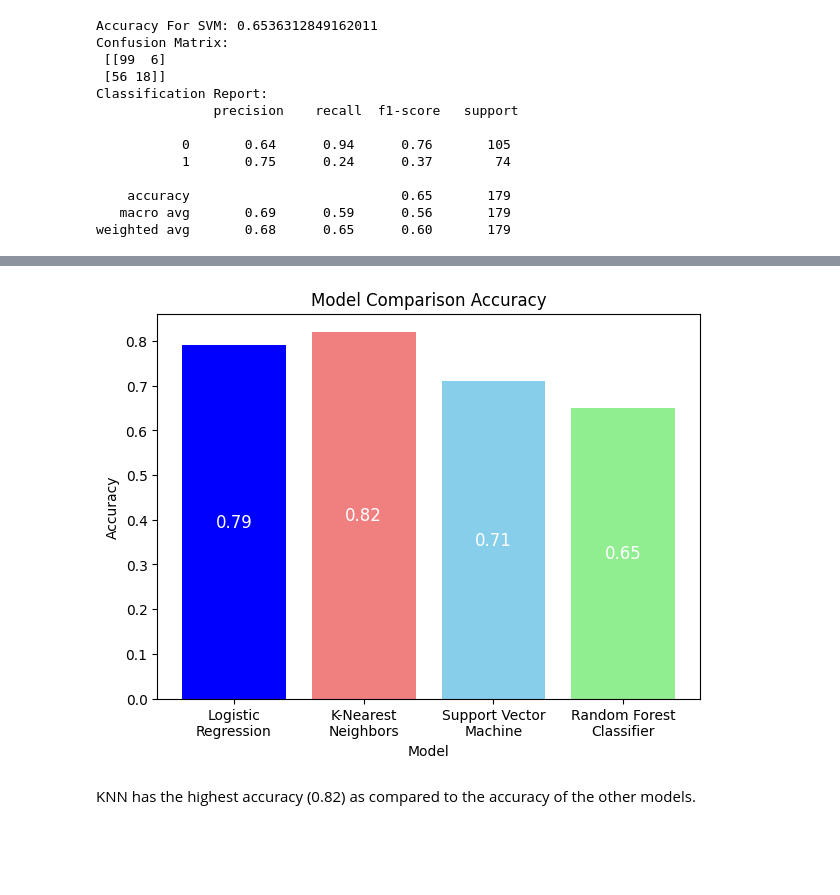
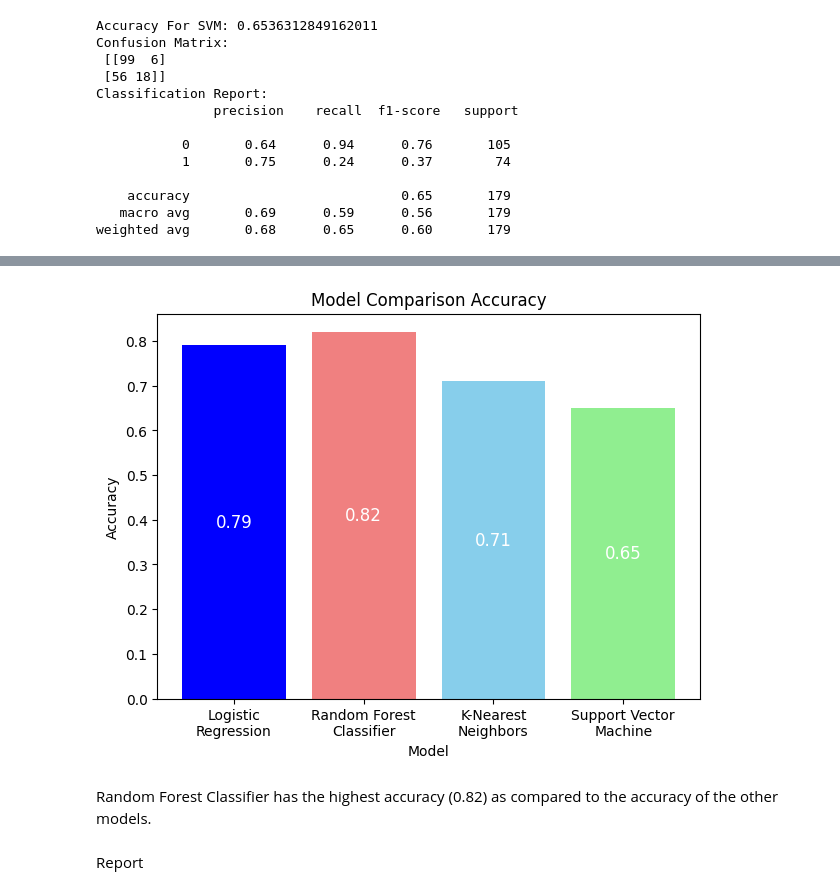
Before and after one commit to Acheinu/Codsoft, a Jupyter notebook: codsoft titanic.ipynb, the cells around one changed output, grey strips where cells are left out. Cells and saved outputs as stored; diff of their text form; code cells hidden in the pictures; blank space fills up the shorter version.

```diff
--- a/codsoft titanic.ipynb
+++ b/codsoft titanic.ipynb
@@ -802,35 +856,37 @@ plt.show()
 # %%
 # Accuracy score for corresponding model
 accuracy1 = 0.79  # Logistic Regression Accuracy
-accuracy2 = 0.82  # K-Nearest Neighbors Accuracy
-accuracy3 = 0.71  # Support Vector Machine Accuracy
-accuracy4 = 0.65  # Random Forest Classifier Accuracy
+accuracy2 = 0.82  # Random Forest Classifier Accuracy
+accuracy3 = 0.71  # K-Nearest Neighbors Accuracy
+accuracy4 = 0.65  # Support Vector Machine Accuracy
 
 
-model_names = ["Logistic\nRegression", "K-Nearest\nNeighbors", "Support Vector\nMachine", "Random Forest\nClassifier"]
+model_names = ["Logistic\nRegression", "Random Forest\nClassifier", "K-Nearest\nNeighbors", "Support Vector\nMachine"]
 
 
 model_scores = [accuracy1, accuracy2, accuracy3, accuracy4]
 
 # Create the bar plot
 fig, ax = plt.subplots(figsize=(7, 5))
 bars = ax.bar(model_names, model_scores, color=['blue', 'lightcoral', 'skyblue', 'lightgreen'])  # Different colors for each model
 
 # labels and title
 ax.set_xlabel('Model')
 ax.set_ylabel('Accuracy')
 ax.set_title('Model Comparison Accuracy')
 
 # Display the accuracy values in the middle of the bars
 for i, bar in enumerate(bars):
     height = bar.get_height()
 
     # Position the text in the middle of the bar
     ax.text(bar.get_x() + bar.get_width() / 2, height / 2, f'{height:.2f}', ha='center', va='center', fontsize=12, color='white')
 
 
 plt.show()
 # %% [output]
-[figure, old version]
+[figure, new version]
 # %% [markdown]
-KNN has the highest accuracy (0.82) as compared to the accuracy of the other models.
+Random Forest Classifier has the highest accuracy (0.82) as compared to the accuracy of the other models.
+# %% [markdown]
+Report
```
Also changed, not shown: parts of 38 cells of this notebook.
